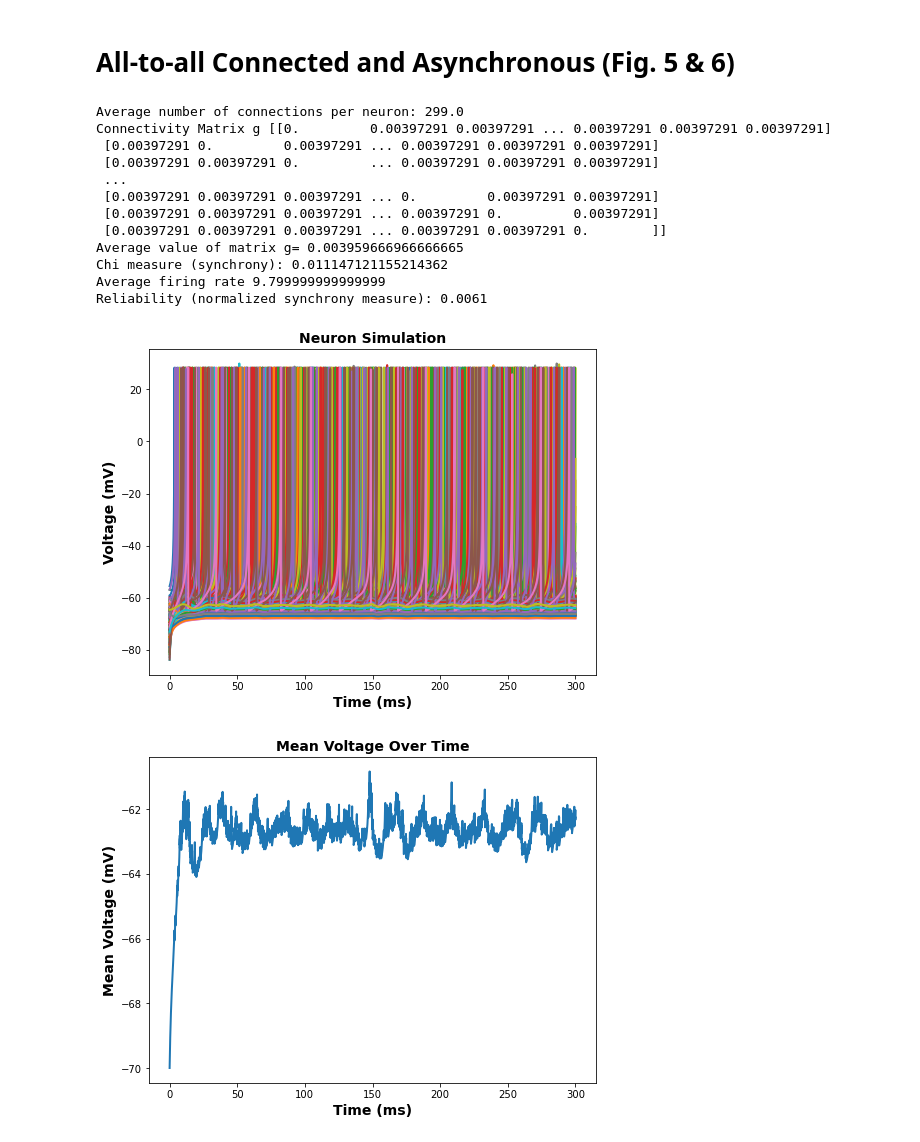
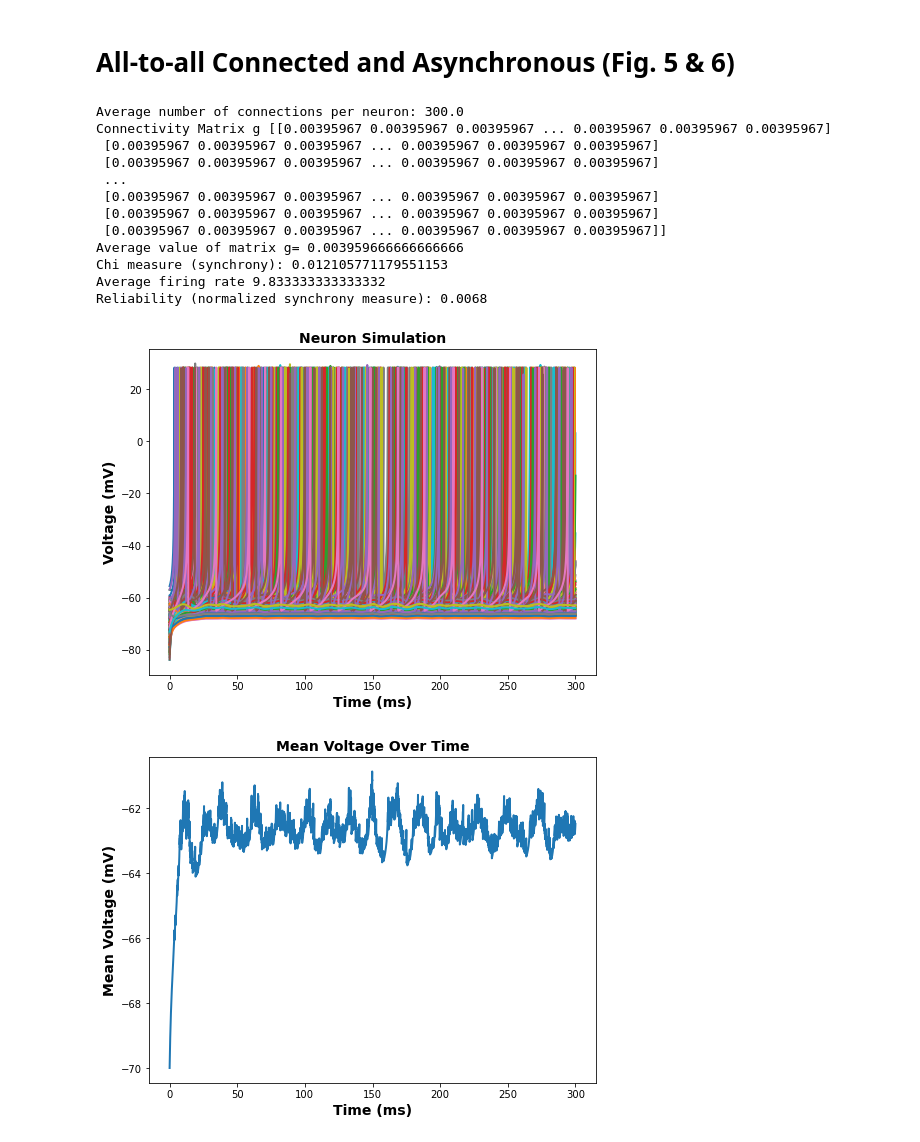
Before and after one commit to davidkelly2002/Final_Year_Thesis_Code, a Jupyter notebook: Neuron Simulation (Chapter 3).ipynb, the cells around one changed output. Saved outputs shown, nothing was run; the diff lists cells and outputs as text; code cells hidden in the pictures.

```diff
--- a/Neuron Simulation (Chapter 3).ipynb
+++ b/Neuron Simulation (Chapter 3).ipynb
@@ -774,10 +770,9 @@ g = np.zeros((N, N))
 # np.fill_diagonal(g, 0)  # Set diagonal to zero to avoid self-connections
 
 # Initialize the matrix with the desired value
-g = np.full((N, N), 0.00397291)
+g = np.full((N, N), 0.003959666666666666)
 
-# Set the diagonal elements to zero
-np.fill_diagonal(g, 0)
+
 
 v_init = np.random.normal(-70, 5, size=(N))
 u_init = np.random.normal(-15, 0.5, size = (N)) # Ask any reason why these were chosen and not ones in page 3 paper
@@ -920,7 +915,7 @@ print("Average firing rate", average_firing_rate)
 
 # Reliability calculation
 num_neurons = N
-t_R = 28.06/2  # Time constant for kernel, adjust as needed
+t_R = 28.41/2  # Time constant for kernel, adjust as needed
 
 # Construct time-aligned spike matrix
 spike_matrix = np.zeros((num_neurons, len(t_all)))
@@ -1101,10 +1093,9 @@ g = np.zeros((N, N))
 # np.fill_diagonal(g, 0)  # Set diagonal to zero to avoid self-connections
 
 # Initialize the matrix with the desired value
-g = np.full((N, N), 0.00397291)
+g = np.full((N, N), 0.003959666666666666)
 
-# Set the diagonal elements to zero
-np.fill_diagonal(g, 0)
+
 
 v_init = np.random.normal(-70, 5, size=(N))
 u_init = np.random.normal(-15, 0.5, size = (N)) # Ask any reason why these were chosen and not ones in page 3 paper
@@ -1233,44 +1224,44 @@ print(f"Average number of connections per neuron: {average_connections}")
 print("Connectivity Matrix g", g)
 print("Average value of matrix g=", np.mean(g))
 # Extract the voltage traces (first N rows of y_all)
 voltage_data = y_all[:N, :]  # Shape: (N, time_steps)
 
 # Compute the Chi measure
 chi_value = compute_chi(voltage_data)
 
 # Print the Chi measure
 print(f"Chi measure (synchrony): {chi_value}")
 
 
 average_firing_rate = len(spike_times[spike_times[:, 0] > 100]) / (N * (T - 100))*1000
 print("Average firing rate", average_firing_rate)
 
 # Reliability calculation
 num_neurons = N
-t_R = 14.29/2  # Time constant for kernel, adjust as needed
+t_R = 14.66/2  # Time constant for kernel, adjust as needed
 
 # Construct time-aligned spike matrix
 spike_matrix = np.zeros((num_neurons, len(t_all)))
 for t_spike, neuron in spike_times:
     if t_spike > 0:
         idx = np.argmin(np.abs(t_all - t_spike))
         spike_matrix[int(neuron), idx] = 1
 
 # Compute reliability
 reliability_score, convolved_trace = compute_Reliability(spike_matrix, t_all, t_R)
 print(f"Reliability (normalized synchrony measure): {reliability_score:.4f}")
 # %% [output]
-Average number of connections per neuron: 299.0
-Connectivity Matrix g [[0.         0.00397291 0.00397291 ... 0.00397291 0.00397291 0.00397291]
- [0.00397291 0.         0.00397291 ... 0.00397291 0.00397291 0.00397291]
- [0.00397291 0.00397291 0.         ... 0.00397291 0.00397291 0.00397291]
+Average number of connections per neuron: 300.0
+Connectivity Matrix g [[0.00395967 0.00395967 0.00395967 ... 0.00395967 0.00395967 0.00395967]
+ [0.00395967 0.00395967 0.00395967 ... 0.00395967 0.00395967 0.00395967]
+ [0.00395967 0.00395967 0.00395967 ... 0.00395967 0.00395967 0.00395967]
  ...
- [0.00397291 0.00397291 0.00397291 ... 0.         0.00397291 0.00397291]
- [0.00397291 0.00397291 0.00397291 ... 0.00397291 0.         0.00397291]
- [0.00397291 0.00397291 0.00397291 ... 0.00397291 0.00397291 0.        ]]
-Average value of matrix g= 0.003959666966666665
-Chi measure (synchrony): 0.011147121155214362
-Average firing rate 9.799999999999999
-Reliability (normalized synchrony measure): 0.0061
+ [0.00395967 0.00395967 0.00395967 ... 0.00395967 0.00395967 0.00395967]
+ [0.00395967 0.00395967 0.00395967 ... 0.00395967 0.00395967 0.00395967]
+ [0.00395967 0.00395967 0.00395967 ... 0.00395967 0.00395967 0.00395967]]
+Average value of matrix g= 0.003959666666666666
+Chi measure (synchrony): 0.012105771179551153
+Average firing rate 9.833333333333332
+Reliability (normalized synchrony measure): 0.0068
-[figure, old version]
+[figure, new version]
-[figure, old version]
+[figure, new version]
```
Also changed, not shown: parts of 9 cells of this notebook.
